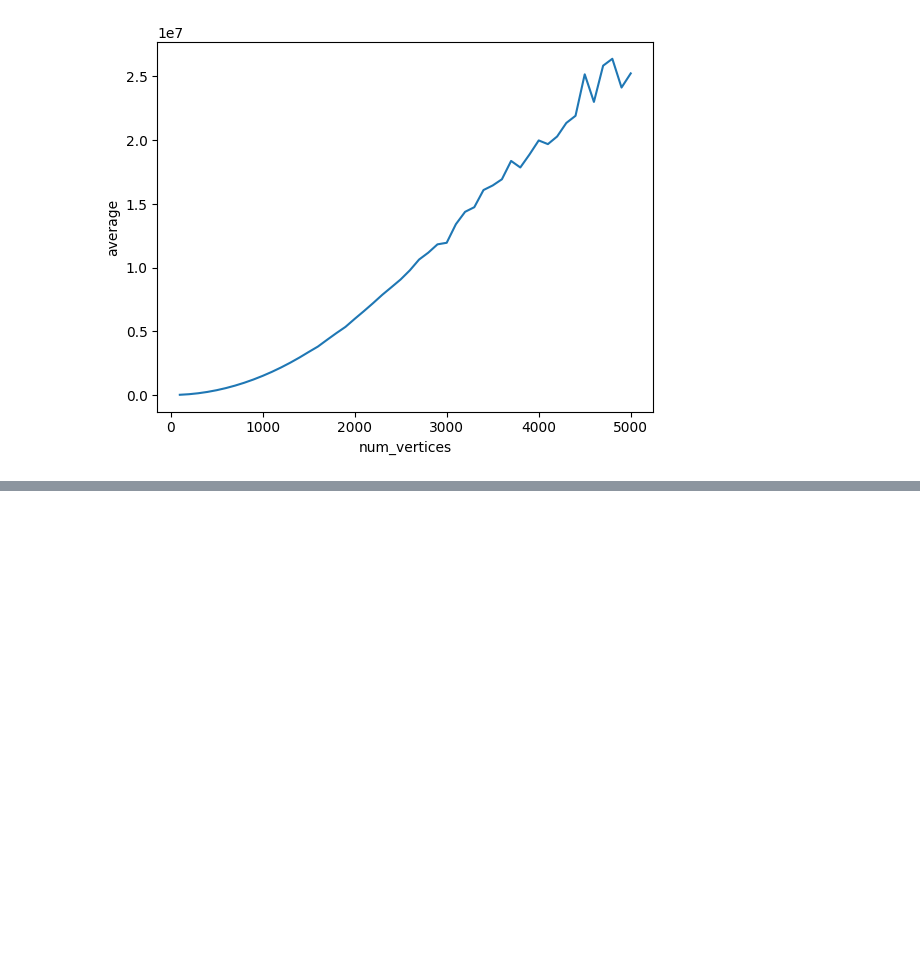
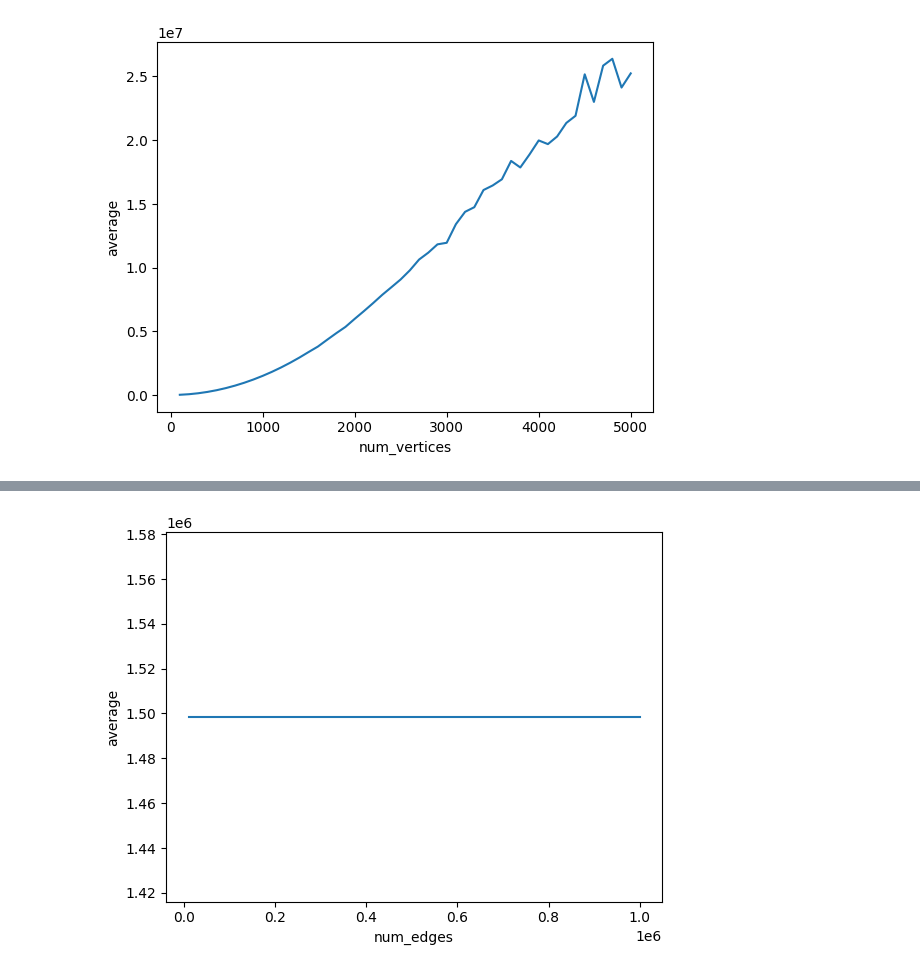
Before and after one commit to pufanyi/SC2001-Example-Class-Group7, a Jupyter notebook: Project2/data/analyze.ipynb, the cells around one changed output, grey strips where cells are left out. Cells and saved outputs as stored; diff of their text form; code cells hidden in the pictures; blank space fills up the shorter version.

```diff
--- a/Project2/data/analyze.ipynb
+++ b/Project2/data/analyze.ipynb
@@ -23,6 +23,11 @@ def eval_num_vertices(file_name):
     data = pd.read_csv(file_name)
     data = convert_data_frame(data)
     sns.lineplot(x="num_vertices", y="average", data=data)
+# %%
+def eval_num_edges(file_name):
+    data = pd.read_csv(file_name)
+    data = convert_data_frame(data)
+    sns.lineplot(x="num_edges", y="average", data=data)
 # %%
 eval_num_vertices("./diff_vertex_matrix.csv")
 # %% [output]
@@ -33,0 +39,4 @@ eval_num_vertices("./diff_vertex_list.csv")
+# %%
+eval_num_edges("./diff_edge_matrix.csv")
+# %% [output]
+[figure, added]
```
Also changed, not shown: parts of 2 cells of this notebook, 1 other file.
